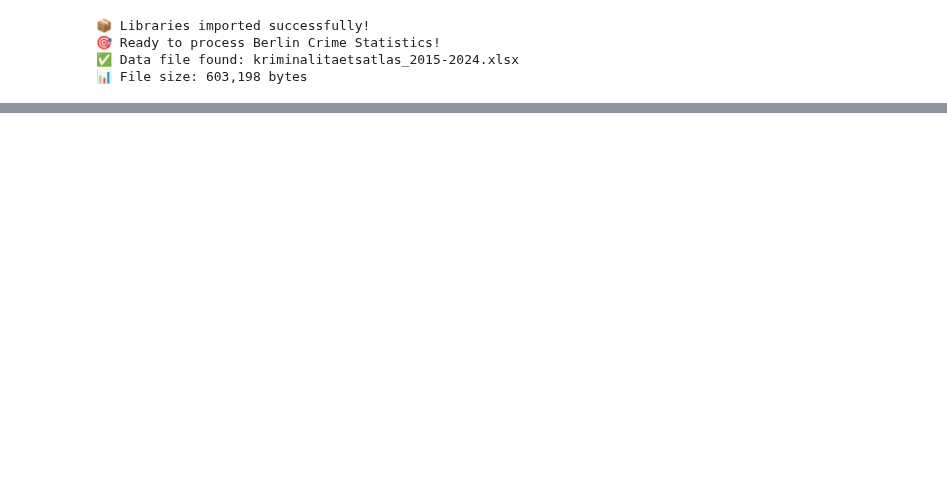
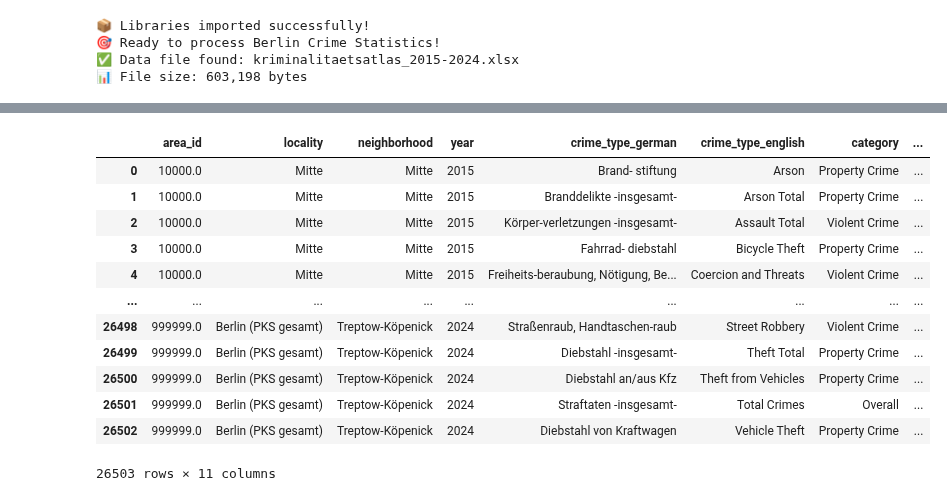
Before and after one commit to webeet-io/layered-populate-data-pool-da, a Jupyter notebook: crime_statistics/scripts/Berlin_Crime_Statistics_Transformation.ipynb, the cells around one changed output, grey strips where cells are left out. Drawn from its saved outputs; the diff is of its cells as text; code cells hidden in the pictures; blank space fills up the shorter version.

```diff
--- a/crime_statistics/scripts/Berlin_Crime_Statistics_Transformation.ipynb
+++ b/crime_statistics/scripts/Berlin_Crime_Statistics_Transformation.ipynb
@@ -603,0 +720,16 @@ for district, count in district_counts.items():
+# %%
+df_final
+# %% [output]
+|  | area_id | locality | neighborhood | year | crime_type_german | crime_type_english | category | ... |
+| 0 | 10000.0 | Mitte | Mitte | 2015 | Brand- stiftung | Arson | Property Crime | ... |
+| 1 | 10000.0 | Mitte | Mitte | 2015 | Branddelikte -insgesamt- | Arson Total | Property Crime | ... |
+| 2 | 10000.0 | Mitte | Mitte | 2015 | Körper-verletzungen -insgesamt- | Assault Total | Violent Crime | ... |
+| 3 | 10000.0 | Mitte | Mitte | 2015 | Fahrrad- diebstahl | Bicycle Theft | Property Crime | ... |
+| 4 | 10000.0 | Mitte | Mitte | 2015 | Freiheits-beraubung, Nötigung, Be... | Coercion and Threats | Violent Crime | ... |
+| ... | ... | ... | ... | ... | ... | ... | ... | ... |
+| 26498 | 999999.0 | Berlin (PKS gesamt) | Treptow-Köpenick | 2024 | Straßenraub, Handtaschen-raub | Street Robbery | Violent Crime | ... |
+| 26499 | 999999.0 | Berlin (PKS gesamt) | Treptow-Köpenick | 2024 | Diebstahl -insgesamt- | Theft Total | Property Crime | ... |
+| 26500 | 999999.0 | Berlin (PKS gesamt) | Treptow-Köpenick | 2024 | Diebstahl an/aus Kfz | Theft from Vehicles | Property Crime | ... |
+| 26501 | 999999.0 | Berlin (PKS gesamt) | Treptow-Köpenick | 2024 | Straftaten -insgesamt- | Total Crimes | Overall | ... |
+| 26502 | 999999.0 | Berlin (PKS gesamt) | Treptow-Köpenick | 2024 | Diebstahl von Kraftwagen | Vehicle Theft | Property Crime | ... |
+26503 rows × 11 columns
```
Also changed, not shown: parts of 15 cells of this notebook, 6 other files.
